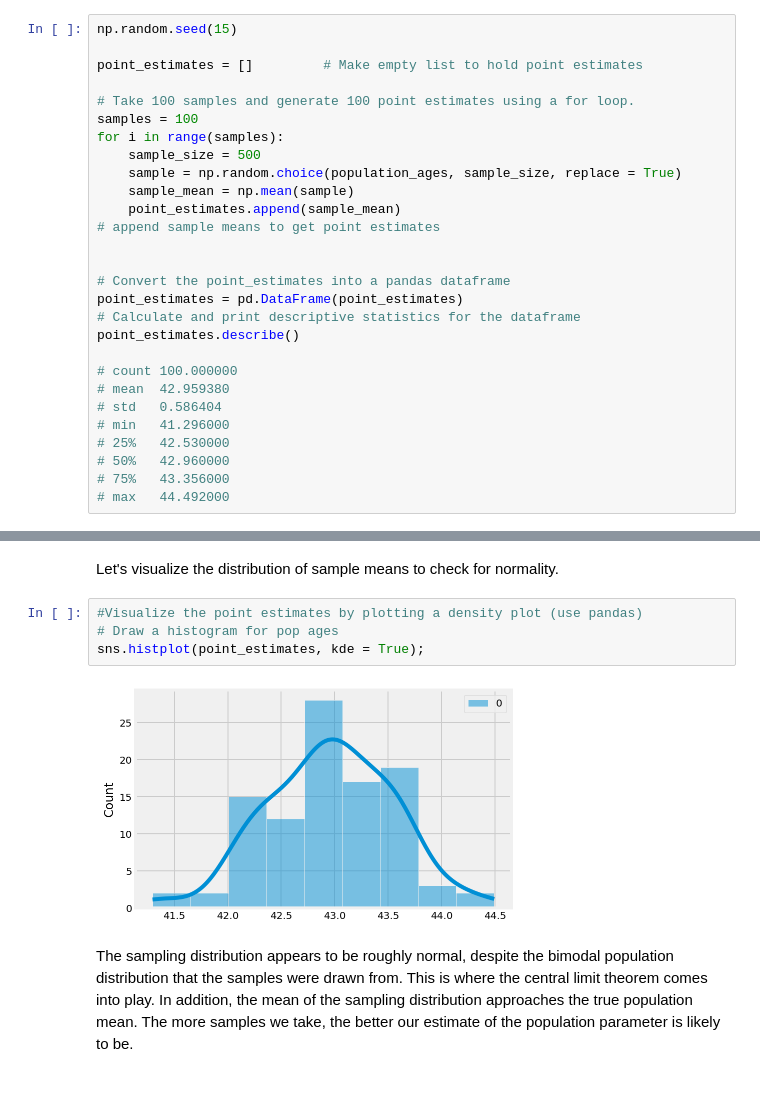
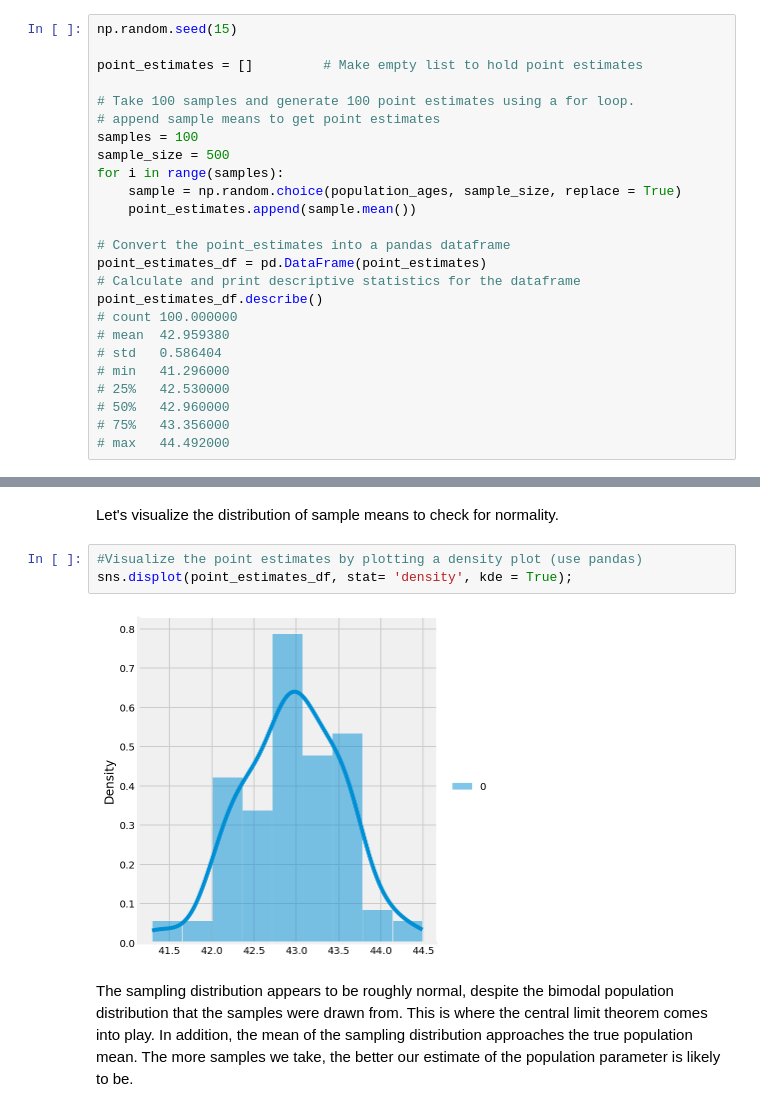
Before and after one commit to antony-wala/dsc-confidence-intervals-lab, a Jupyter notebook: index.ipynb, the cells around one changed output, grey strips where cells are left out. Drawn from its saved outputs; the diff is of its cells as text.

```diff
--- a/index.ipynb
+++ b/index.ipynb
@@ -125,20 +114,17 @@ np.random.seed(15)
 point_estimates = []         # Make empty list to hold point estimates
 
 # Take 100 samples and generate 100 point estimates using a for loop.
+# append sample means to get point estimates
 samples = 100
+sample_size = 500
 for i in range(samples):
-    sample_size = 500
     sample = np.random.choice(population_ages, sample_size, replace = True)
-    sample_mean = np.mean(sample)
-    point_estimates.append(sample_mean)
-# append sample means to get point estimates
-
+    point_estimates.append(sample.mean())
 
 # Convert the point_estimates into a pandas dataframe
-point_estimates = pd.DataFrame(point_estimates)
+point_estimates_df = pd.DataFrame(point_estimates)
 # Calculate and print descriptive statistics for the dataframe
-point_estimates.describe()
-
+point_estimates_df.describe()
 # count	100.000000
 # mean	42.959380
 # std	0.586404
@@ -161,10 +147,9 @@ point_estimates.describe()
 Let's visualize the distribution of sample means to check for normality.
 # %%
 #Visualize the point estimates by plotting a density plot (use pandas)
-# Draw a histogram for pop ages
-sns.histplot(point_estimates, kde = True);
+sns.displot(point_estimates_df, stat= 'density', kde = True);
 # %% [output]
-[figure, old version]
+[figure, new version]
 # %% [markdown]
 The sampling distribution appears to be roughly normal, despite the bimodal population distribution that the samples were drawn from. This is where the central limit theorem comes into play. In addition, the mean of the sampling distribution approaches the true population mean. The more samples we take, the better our estimate of the population parameter is likely to be.
 # %% [markdown]
```
Also changed, not shown: parts of 7 cells of this notebook.
